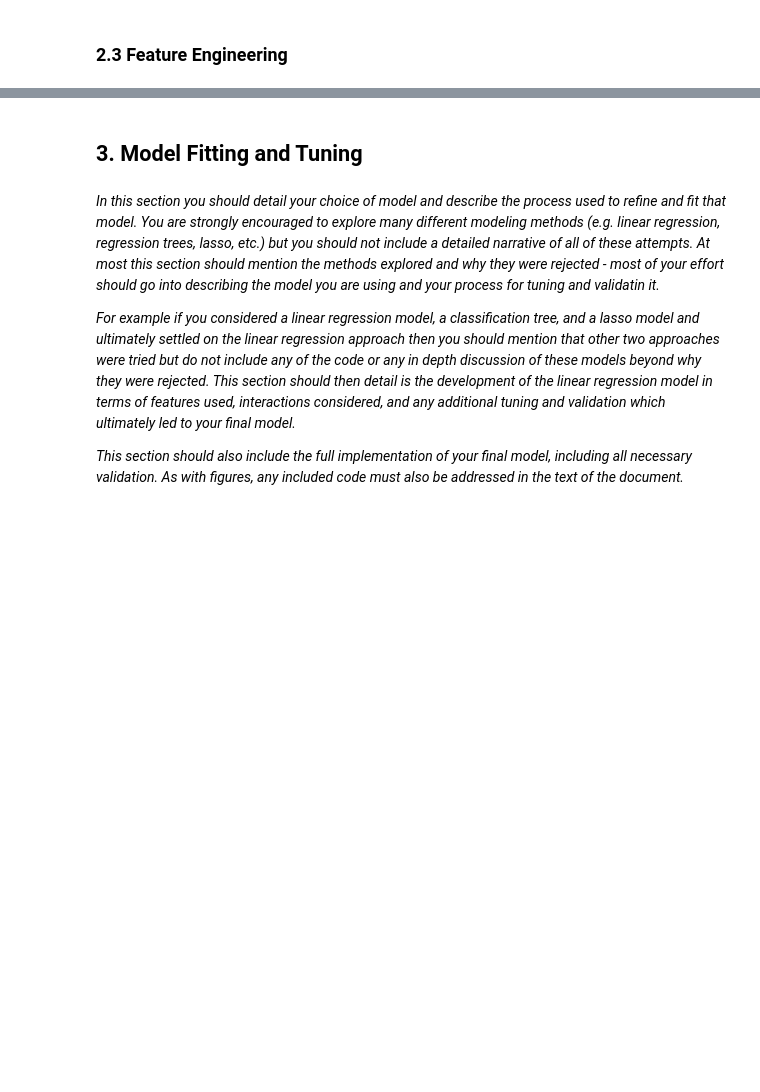
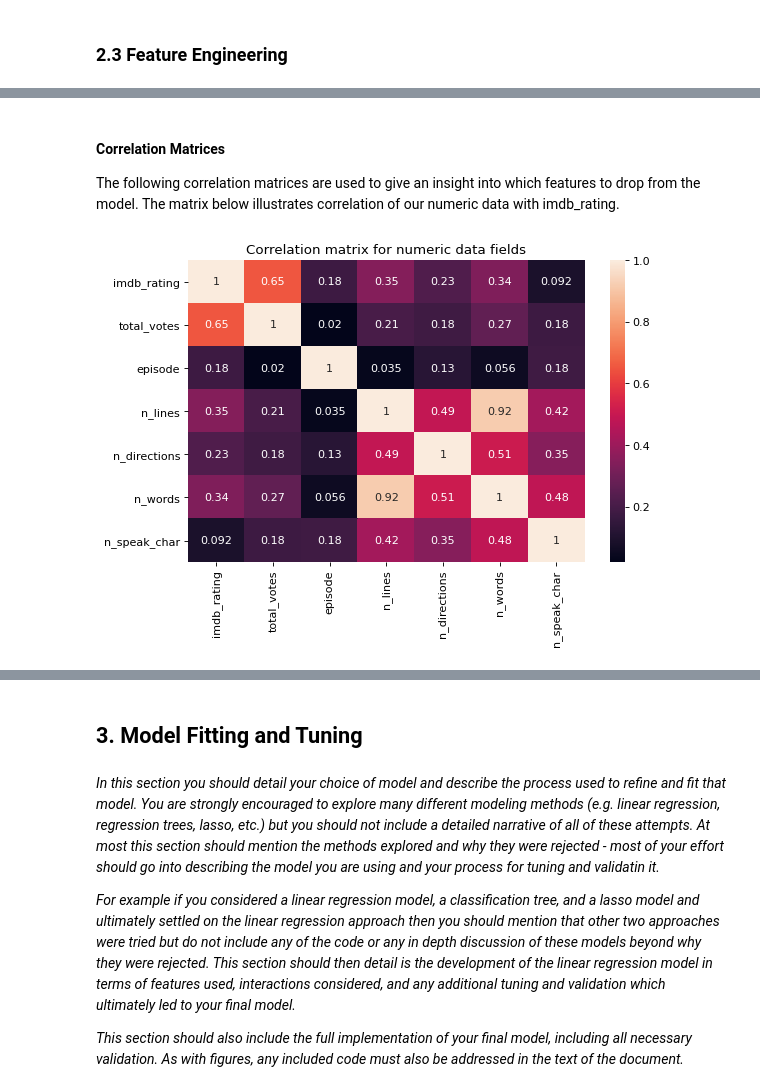
Before and after one commit to s2133934/ML_python_project1, a Jupyter notebook: project1.ipynb, the cells around one changed output, grey strips where cells are left out. Cells and saved outputs as stored; diff of their text form; code cells hidden in the pictures; blank space fills up the shorter version.

```diff
--- a/project1.ipynb
+++ b/project1.ipynb
@@ -1092,0 +156,8 @@ In order to work with finding out whether a writer or director is correlated wit
+# %% [markdown]
+#### Correlation Matrices
+
+The following correlation matrices are used to give an insight into which features to drop from the model. The matrix below illustrates correlation of our numeric data with imdb_rating.
+# %%
+ml_functions.create_corr_matrix_numeric(df)
+# %% [output]
+[figure, added]
```
Also changed, not shown: parts of 118 cells of this notebook, 4 other files.
